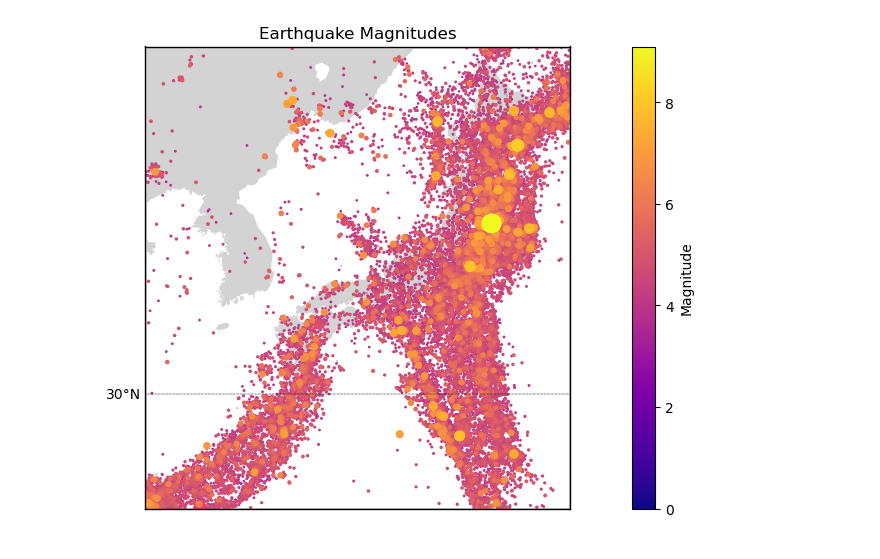
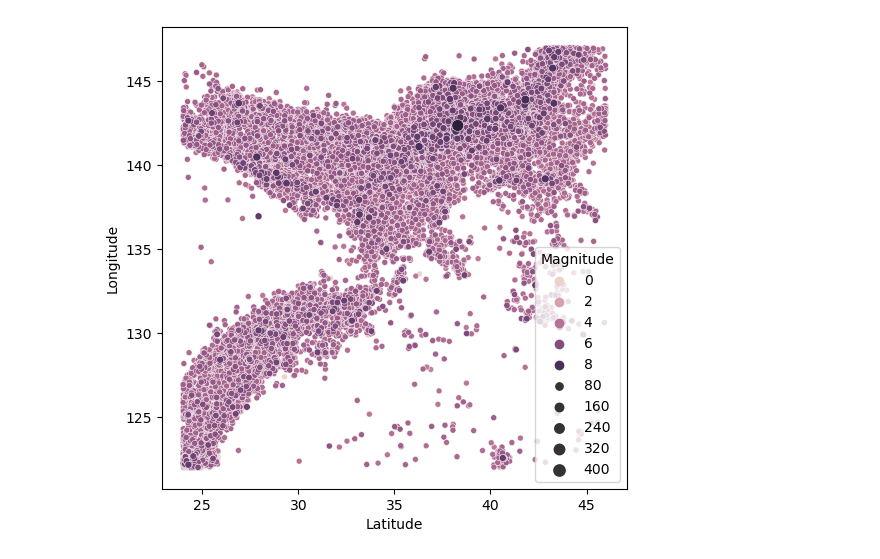
Before and after one commit to TheTrueSquirrel/thesis_spring_2023, a Jupyter notebook: sketch2.ipynb, the cells around one changed output. Saved outputs shown, nothing was run; the diff lists cells and outputs as text; code cells hidden in the pictures.

```diff
--- a/sketch2.ipynb
+++ b/sketch2.ipynb
@@ -67,3 +59,24 @@ print(df.shape, df.Magnitude.min())
+# %%
+import pandas as pd
+df = pd.read_csv('data/Japan_1973_2023.csv')
+# %%
+import pandas as pd
+import seaborn as sns
+import plotly.express as px
+import matplotlib.pyplot as plt
+import numpy as np
+df = df.sort_values('Magnitude')
+magnitudes = df['Magnitude']
+
+plt.figure(figsize=(6, 6))
+sns.scatterplot(data=df,
+               x='Latitude',
+               y='Longitude',
+               hue='Magnitude',
+               size=np.exp(magnitudes)/20)
+plt.show()
+# %% [output]
+[figure, added]
 # %%
 from mpl_toolkits.basemap import Basemap
 import numpy as np
@@ -110,8 +123,6 @@ plt.title('Earthquake Magnitudes')
 
 # Show the plot
 plt.show()
-# %% [output]
-[figure, removed]
 # %%
 fig, ax = plt.subplots(figsize=(16,6))
 plt.scatter(df.Time, df.Magnitude, s=1)
```
Also changed, not shown: parts of 4 cells of this notebook, 3 other files.
